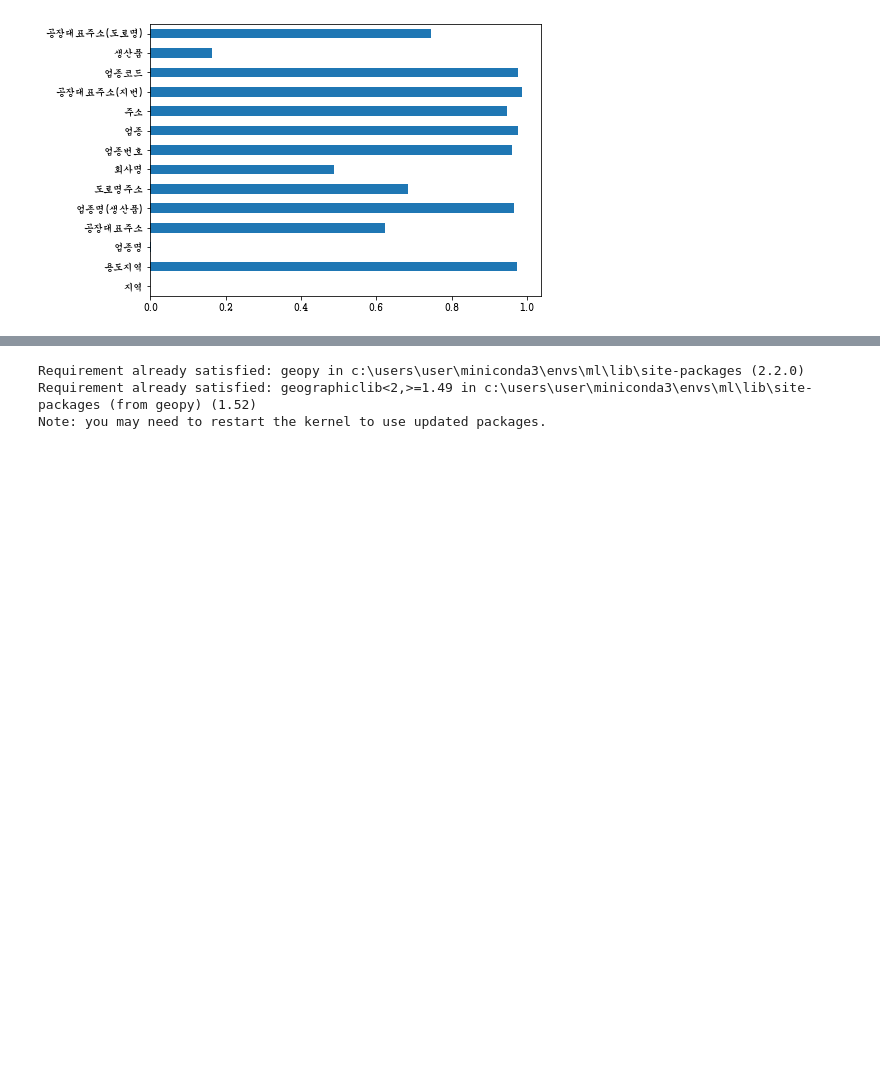
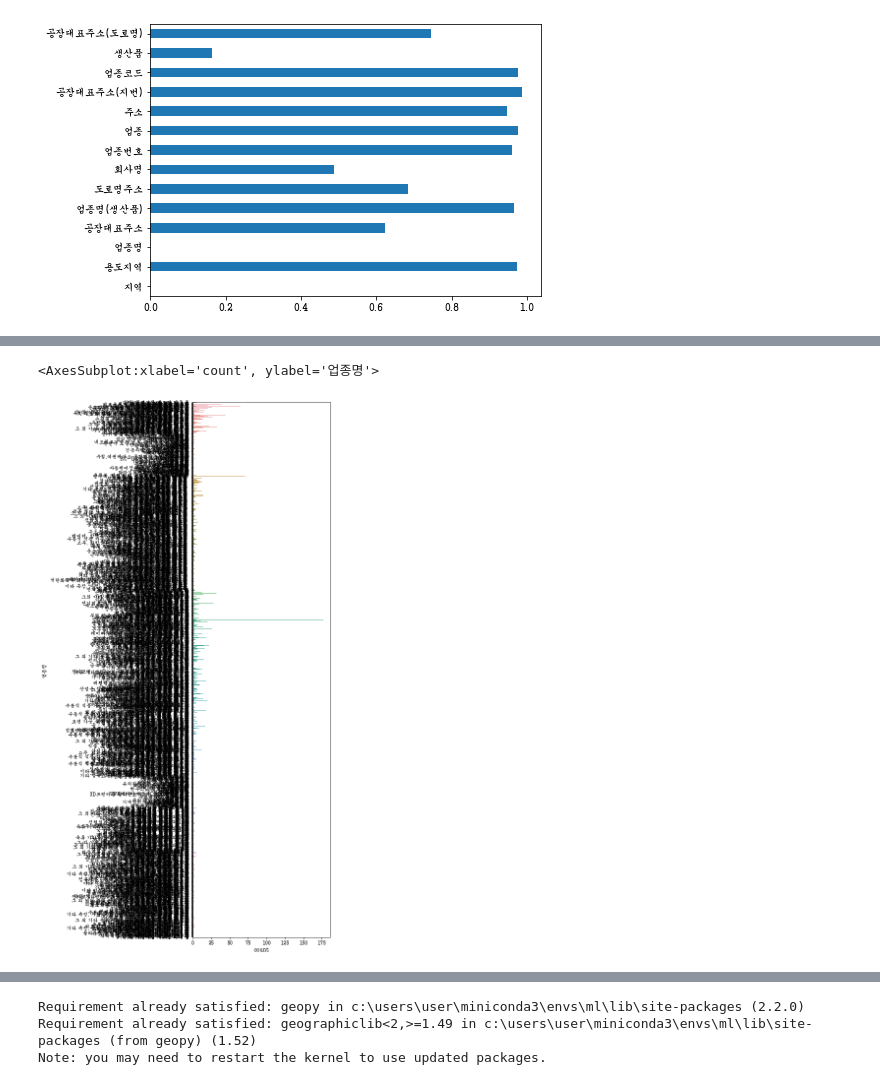
Before and after one commit to leekyuyoung4/ml0719, a Jupyter notebook: 데이터분석/서울시 제조업 현황.ipynb, the cells around one changed output, grey strips where cells are left out. Drawn from its saved outputs; the diff is of its cells as text; code cells hidden in the pictures; blank space fills up the shorter version.

```diff
--- a/데이터분석/서울시 제조업 현황.ipynb
+++ b/데이터분석/서울시 제조업 현황.ipynb
@@ -94,0 +144,3 @@ df2.isna().mean().plot.barh(figsize=(7,5))
+# %%
+df3 = pd.read_csv('seroul_factory.csv',encoding='cp949')
+df3.head()
@@ -94,0 +154,6 @@ df2.isna().mean().plot.barh(figsize=(7,5))
+# %%
+plt.figure(figsize=(5,20))
+sns.countplot(data=df3,y='업종명')
+# %% [output]
+<AxesSubplot:xlabel='count', ylabel='업종명'>
+[figure, added]
```
Also changed, not shown: parts of 22 cells of this notebook, 1 other file.
